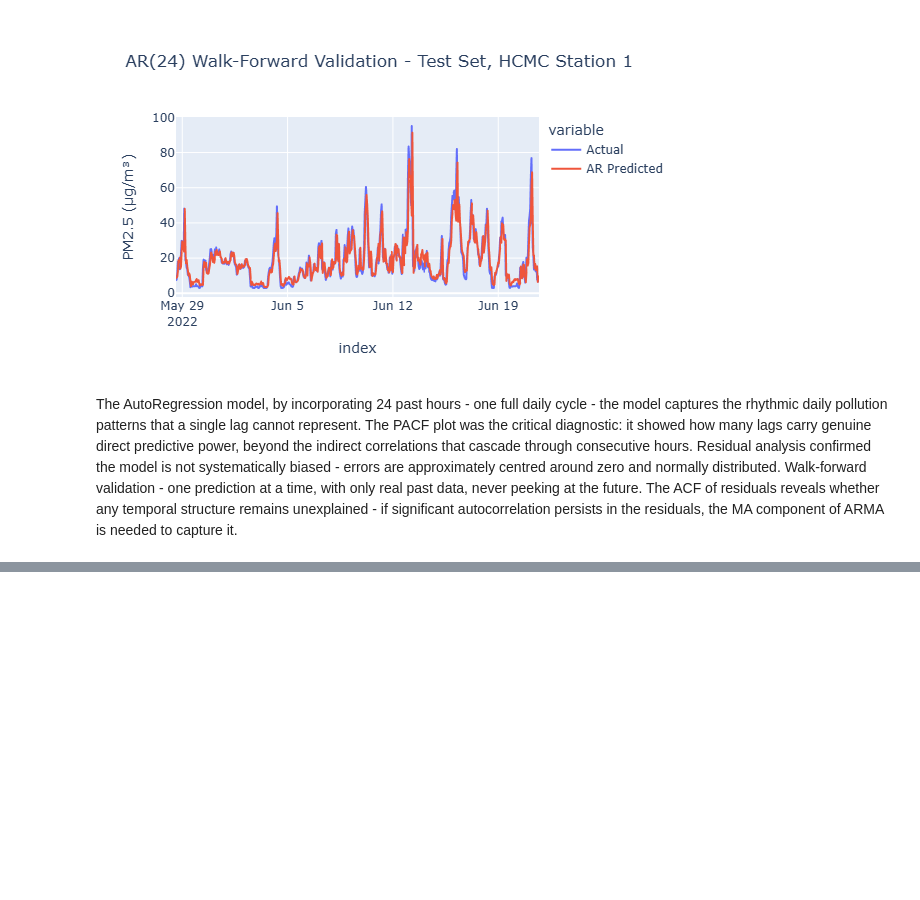
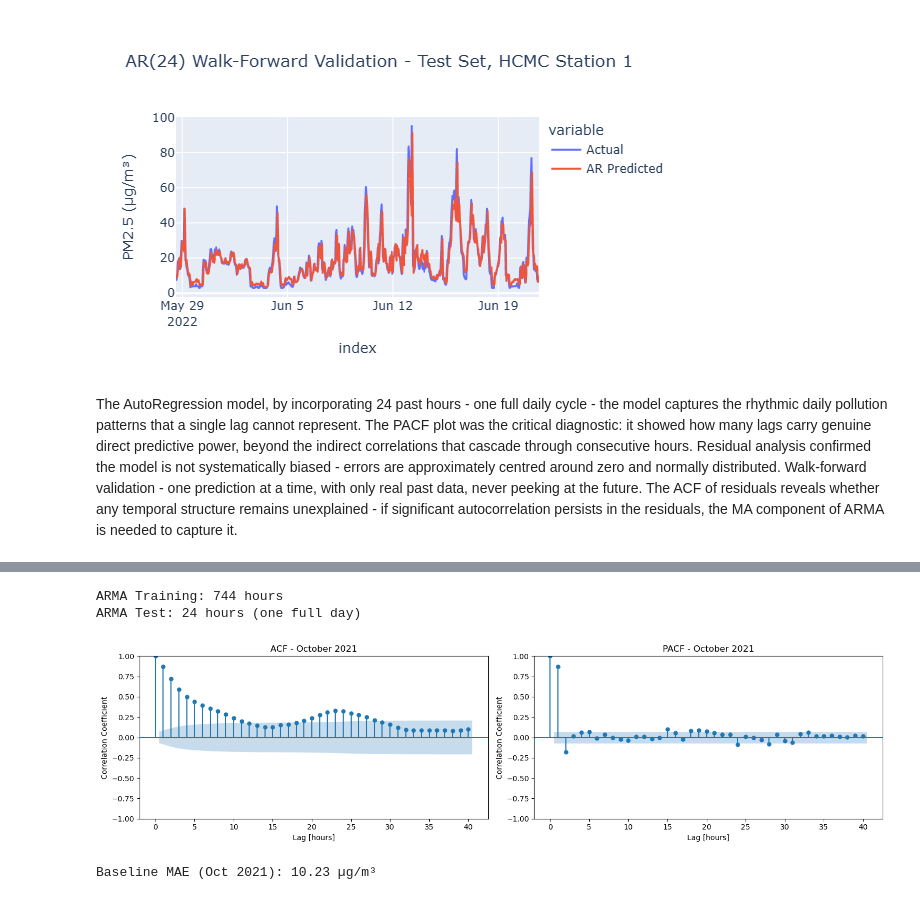
Before and after one commit to AJ-MH/Data-Science-Machine-Learning, a Jupyter notebook: hcmc-air-quality-forecasting/hcmc_air_quality_forecasting.ipynb, the cells around one changed output, grey strips where cells are left out. Saved outputs shown, nothing was run; the diff lists cells and outputs as text; code cells hidden in the pictures; blank space fills up the shorter version.

```diff
--- a/hcmc-air-quality-forecasting/hcmc_air_quality_forecasting.ipynb
+++ b/hcmc-air-quality-forecasting/hcmc_air_quality_forecasting.ipynb
@@ -443,0 +453,36 @@ The AutoRegression model, by incorporating 24 past hours - one full daily cycle
+# %%
+# Focused training window: October 2021 (full month, fast grid search)
+# Test: November 1, 2021 (one full day - 24 predictions)
+y_train_arma = y.loc['2021-10-01':'2021-10-31']
+y_test_arma = y.loc['2021-11-01']
+
+print(f'ARMA Training: {len(y_train_arma)} hours')
+print(f'ARMA Test: {len(y_test_arma)} hours (one full day)')
+# %% [output]
+ARMA Training: 744 hours
+ARMA Test: 24 hours (one full day)
+# %%
+# ACF and PACF on this training window - guides search bounds
+fig, axes = plt.subplots(1, 2, figsize=(15, 4))
+plot_acf(y_train_arma, ax=axes[0], lags=40)
+axes[0].set_xlabel('Lag [hours]')
+axes[0].set_ylabel('Correlation Coefficient')
+axes[0].set_title('ACF - October 2021')
+
+plot_pacf(y_train_arma, ax=axes[1], lags=40)
+axes[1].set_xlabel('Lag [hours]')
+axes[1].set_ylabel('Correlation Coefficient')
+axes[1].set_title('PACF - October 2021')
+
+plt.tight_layout()
+plt.show()
+# %% [output]
+[figure, added]
+# %%
+# Baseline for ARMA section
+mae_baseline_arma = mean_absolute_error(
+    y_train_arma, [y_train_arma.mean()] * len(y_train_arma)
+)
+print('Baseline MAE (Oct 2021): {:.2f} µg/m³'.format(mae_baseline_arma))
+# %% [output]
+Baseline MAE (Oct 2021): 10.23 µg/m³
```
Also changed, not shown: parts of 13 cells of this notebook.
